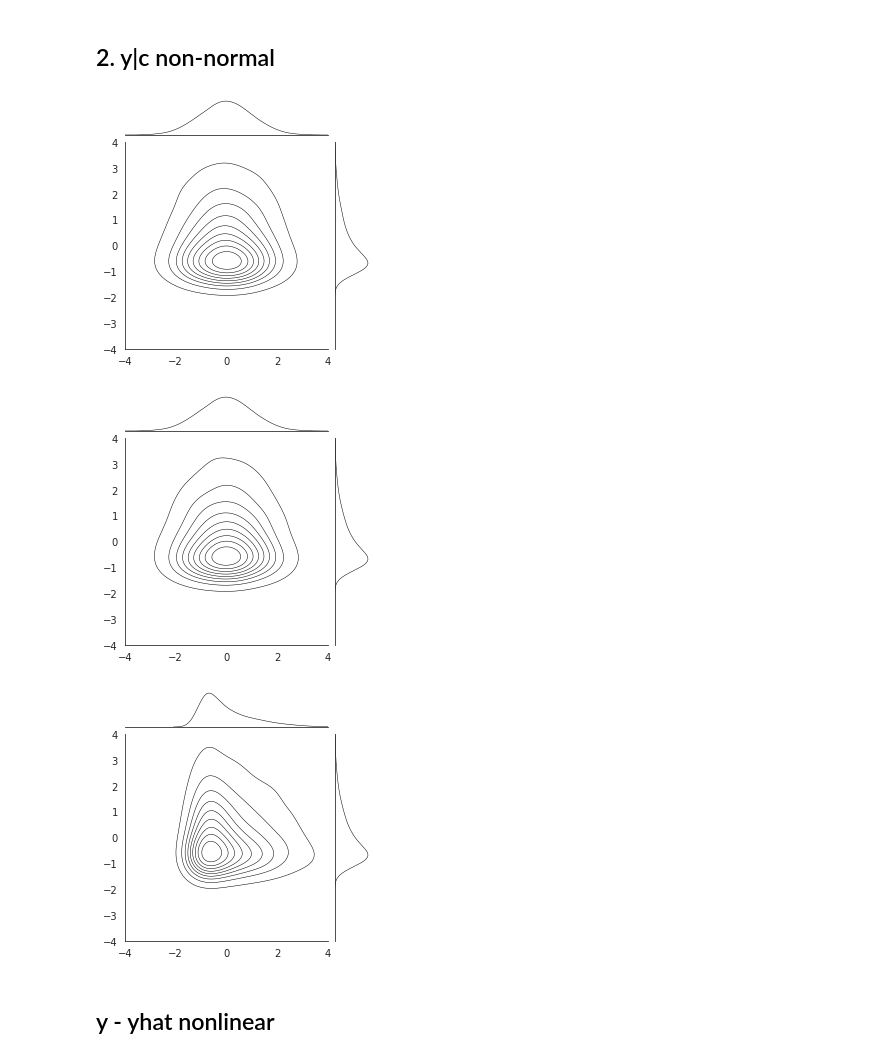
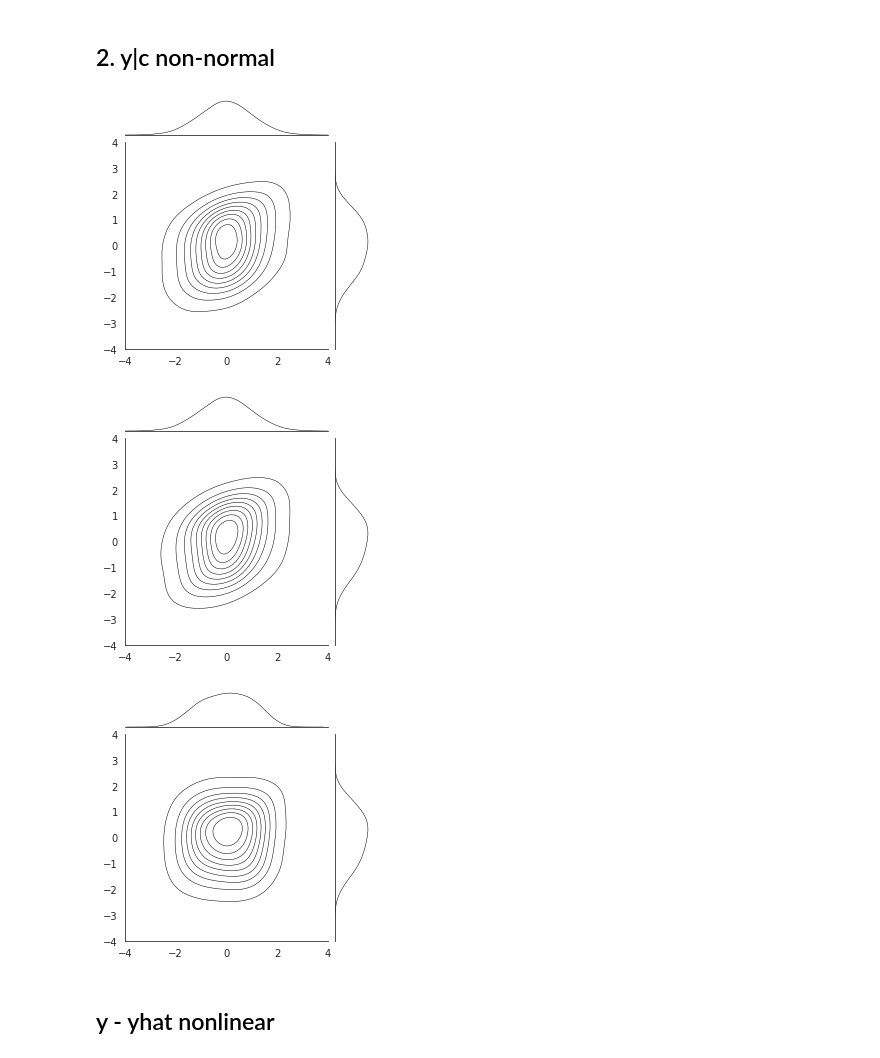
Before and after one commit to pni-lab/mlconfound-manuscript, a Jupyter notebook: simulated/plot_simulations.ipynb, the cells around one changed output. Drawn from its saved outputs; the diff is of its cells as text; code cells hidden in the pictures.

```diff
--- a/simulated/plot_simulations.ipynb
+++ b/simulated/plot_simulations.ipynb
@@ -13,9 +13,9 @@ import matplotlib.pyplot as plt
 N=1
 n=10000
 
-w_yc=0.33
-w_yyhat=0.66
-w_cyhat=0
+w_yc=2.0
+w_yyhat=2.0
+w_cyhat=0 # H0
 # %% [markdown]
 ## 1. all normal and linear
 # %%
@@ -52,28 +52,28 @@ with sns.axes_style("white"):
 # %%
 y, c, yhat =simulate_y_c_yhat(w_yc=w_yc,
                               w_yyhat=w_yyhat, w_cyhat=w_cyhat,
                               n=n,
                               random_state=42,
-                              delta=1,
-                              epsilon=-5)
+                              delta=0.1,
+                              epsilon=5)
 with sns.axes_style("white"):
     sns.jointplot(x=y,y=c, kind="kde", height=4,
                   marginal_kws={"color":"black", "lw":0.5, "bw_adjust":2},
                   joint_kws={"colors":"black", "linewidths":0.5, "bw_adjust":2},
                   xlim = (-4,4), ylim = (-4,4))
     sns.jointplot(x=y,y=yhat, kind="kde", height=4,
                   marginal_kws={"color":"black", "lw":0.5, "bw_adjust":2},
                   joint_kws={"colors":"black", "linewidths":0.5, "bw_adjust":2},
                   xlim = (-4,4), ylim = (-4,4))
 
     sns.jointplot(x=c,y=yhat, kind="kde", height=4,
                   marginal_kws={"color":"black", "lw":0.5, "bw_adjust":2},
                   joint_kws={"colors":"black", "linewidths":0.5, "bw_adjust":2},
                   xlim = (-4,4), ylim = (-4,4))
 # %% [output]
-[figure, old version]
+[figure, new version]
-[figure, old version]
+[figure, new version]
-[figure, old version]
+[figure, new version]
 # %% [markdown]
 ## y - yhat nonlinear
 # %%
```
Also changed, not shown: parts of 2 cells of this notebook, 1 other file.
